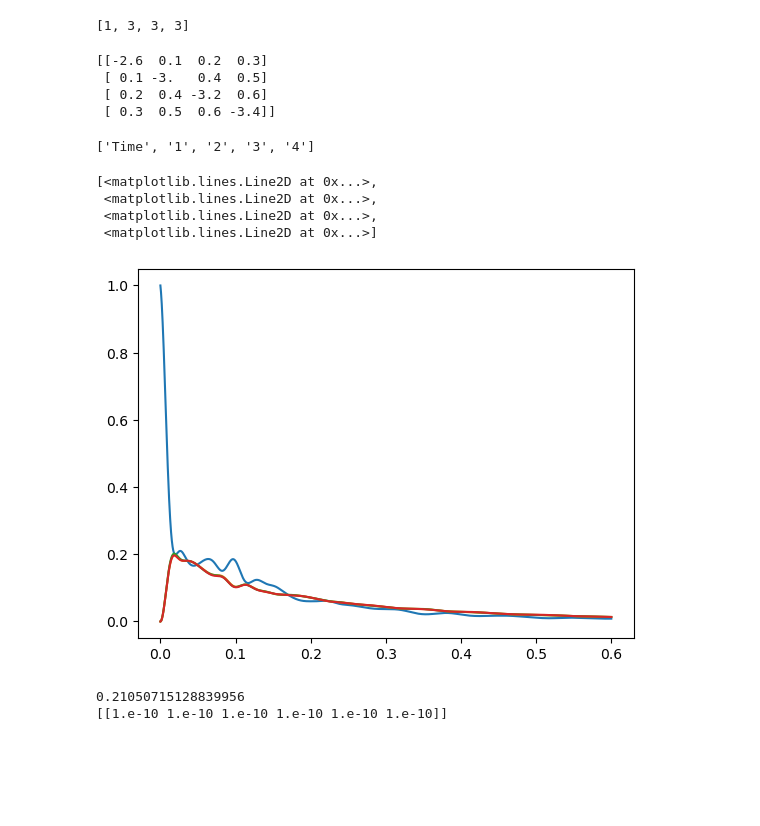
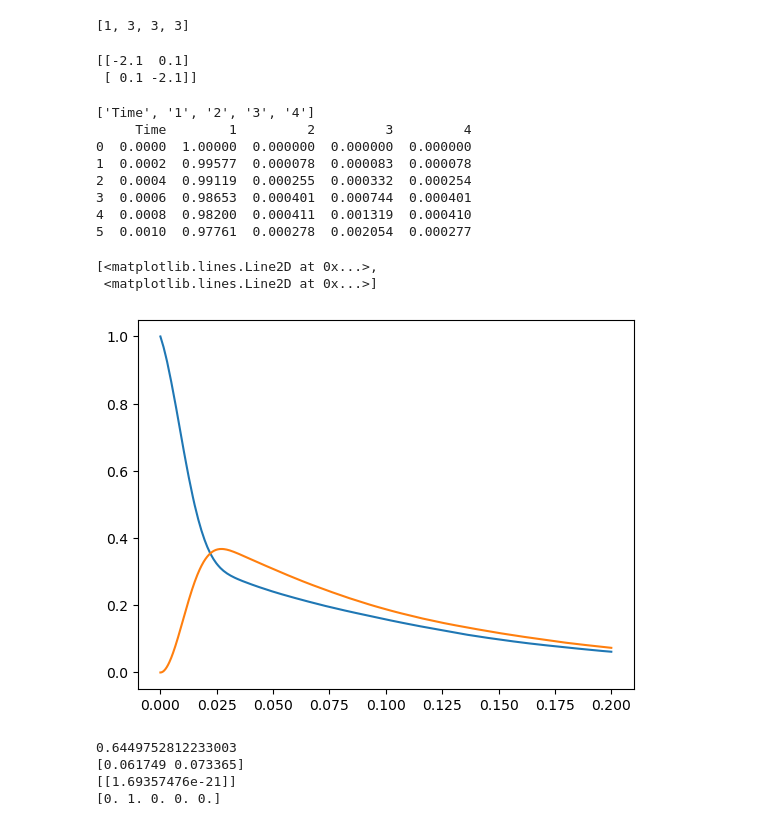
Before and after one commit to chloe-cyc/Part-II, a Jupyter notebook: spin_systems/plot_spins.ipynb, the cells around one changed output. Drawn from its saved outputs; the diff is of its cells as text; code cells hidden in the pictures; blank space fills up the shorter version.

```diff
--- a/spin_systems/plot_spins.ipynb
+++ b/spin_systems/plot_spins.ipynb
@@ -43,17 +43,16 @@ def listkap_matkappa(kappa_diag, kappa_upper_right):
         matkappa[i, i] = -kappa_diag[i] - np.sum(matkappa[i, :])
     return matkappa
 # %%
-ns=int(4)
-kappa_diag_values = [2, 2, 2,2]
-kappa_upper_right_values = [0.1, 0.2, 0.3, 0.4, 0.5, 0.6]
+ns=int(2)
+kappa_diag_values = [2, 2]
+kappa_upper_right_values = [0.1]
+
 result_matrix = listkap_matkappa(kappa_diag_values, kappa_upper_right_values)
 
 print(result_matrix)
 # %% [output]
-[[-2.6  0.1  0.2  0.3]
- [ 0.1 -3.   0.4  0.5]
- [ 0.2  0.4 -3.2  0.6]
- [ 0.3  0.5  0.6 -3.4]]
+[[-2.1  0.1]
+ [ 0.1 -2.1]]
 # %%
 gamma_e = 176.0859644  # gyromagnetic ratio of free electron spin in mT^-1 mus^-1
 # %%
@@ -64,41 +63,52 @@ from optimizer_spins import Optimizer
 import pandas as pd
 # %%
 column_names = ["Time"]
-data_path = "/u/dem/kebl6911/Part-II/spin_systems/fieldoff_real.txt"
+data_path = "/u/dem/kebl6911/Part-II/spin_systems/fieldon_real.txt"
 
 for i in range(1,5):
     column_names.append(str(i))
 print(column_names)
 df = pd.read_csv(data_path, delimiter="\t", names=column_names, usecols=range(len(column_names)))
-
-#df = df[(df.index % 10 == 0) | (df.index == len(df.index) - 1)]
-
 df['Time'] = df['Time'] / gamma_e
 
+print(df.head(6))
 
-# All the values within the df
 values = df.values
+
+start_to_t1 = df[df["Time"]<=0.2]
+t1_to_t2 = df[df["Time"]>0.2]
+t1_to_t2 = t1_to_t2.values
+t1_to_t2 = t1_to_t2[:,0]
+
+start_to_t1_val = start_to_t1.values
+start_to_t1_time = start_to_t1_val[:,0]
+start_to_t1_pop = start_to_t1_val[:,1:]
+
+
+#removing last two collumns
+start_to_t1_val = np.delete(start_to_t1_val, [-1, -3], axis=1)
+start_to_t1_pop = np.delete(start_to_t1_pop, [-1, -3], axis=1)
+
 full_time = df["Time"].values # Unit of first time col assumed to be in ns
 
-plt.plot(values[:,0],values[:,1:])
+plt.plot(start_to_t1_time,start_to_t1_pop)
 # %% [output]
 ['Time', '1', '2', '3', '4']
+     Time        1         2         3         4
+0  0.0000  1.00000  0.000000  0.000000  0.000000
+1  0.0002  0.99577  0.000078  0.000083  0.000078
+2  0.0004  0.99119  0.000255  0.000332  0.000254
+3  0.0006  0.98653  0.000401  0.000744  0.000401
+4  0.0008  0.98200  0.000411  0.001319  0.000410
+5  0.0010  0.97761  0.000278  0.002054  0.000277
 [<matplotlib.lines.Line2D at 0x...>,
- <matplotlib.lines.Line2D at 0x...>,
- <matplotlib.lines.Line2D at 0x...>,
  <matplotlib.lines.Line2D at 0x...>]
-[figure, old version]
+[figure, new version]
 # %%
 save_kappas = []
-
 save_neg = []
 
-#TESTING NUM ROWS
-no_rows = values.shape[0]
-index = no_rows//2
-fit_val = values[index:]
-
-optimize_init = Optimizer(fit_val,4,20,0.5, initial_kappas=None) #Ks and Kt in per microsecond
+optimize_init = Optimizer(start_to_t1_val,2,20,0.5, initial_kappas=None) #Ks and Kt in per microsecond
 rms, optimized_kappas= optimize_init.run()
 print(rms)
 save_kappas.append(optimized_kappas)
@@ -107,8 +117,12 @@ p0 = optimize_init.p0
 save_neg.append(optimize_init.time_size*7)
 save_kappas = np.array(save_kappas)
 
+print(p0)
 print(save_kappas)
+print(values[0])
 # %% [output]
-0.21050715128839956
-[[1.e-10 1.e-10 1.e-10 1.e-10 1.e-10 1.e-10]]
+0.6449752812233003
+[0.061749 0.073365]
+[[1.69357476e-21]]
+[0. 1. 0. 0. 0.]
 # %%
```
Also changed, not shown: parts of 1 cell of this notebook, 1 other file.
